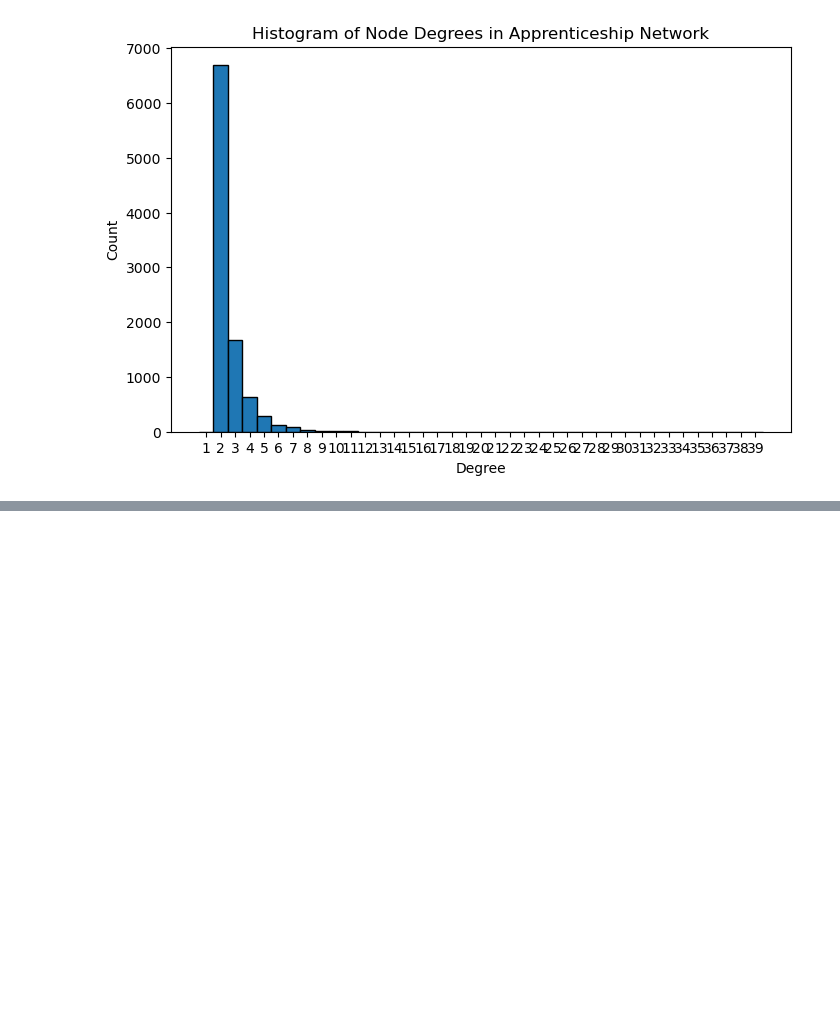
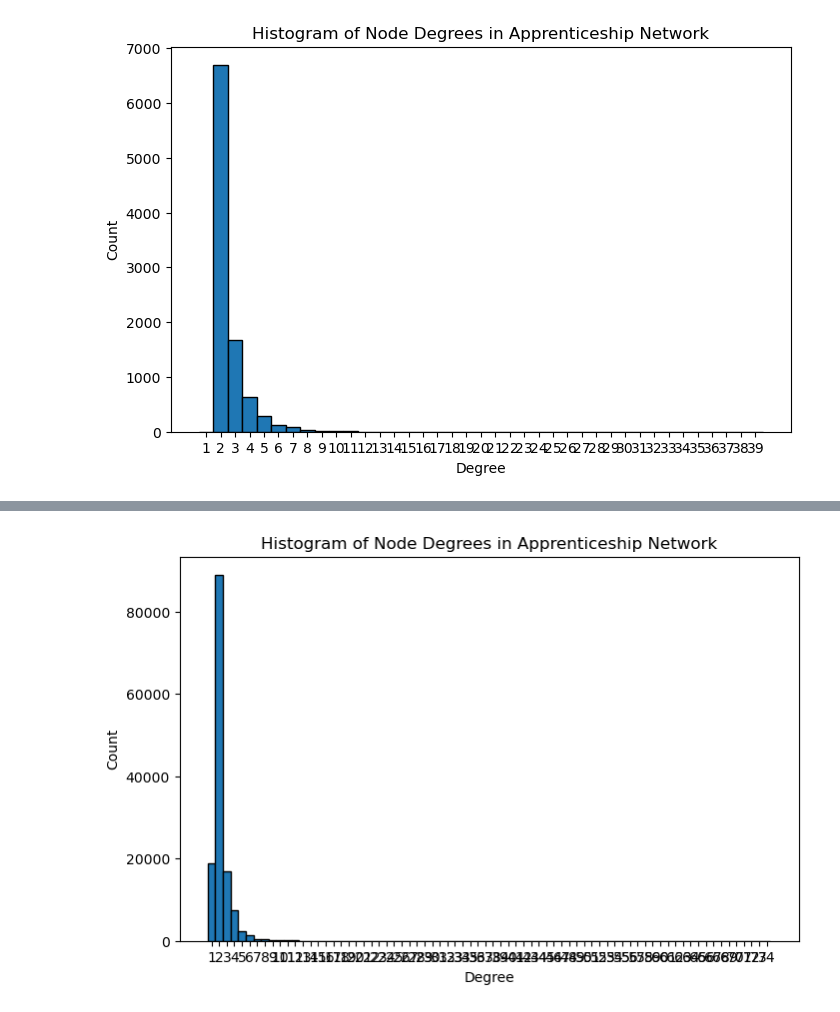
Before and after one commit to ludovicpollet/garzoni, a Jupyter notebook: garzoni_aumad.ipynb, the cells around one changed output, grey strips where cells are left out. Cells and saved outputs as stored; diff of their text form; code cells hidden in the pictures; blank space fills up the shorter version.

```diff
--- a/garzoni_aumad.ipynb
+++ b/garzoni_aumad.ipynb
@@ -146,0 +167,18 @@ print(len(df_contracts))
+# %%
+colum_select = ['Person ID', 'Person Name', 'Contract ID', 'Tag']
+df_person_mentions_clean = df_person_mentions.dropna(subset=colum_select)
+
+df_joined = pd.merge(
+    df_person_mentions_clean[colum_select],
+    df_person_mentions_clean[colum_select],
+    on='Contract ID',
+    suffixes=('_1', '_2')
+)
+
+# Drop rows where all columns except 'Contract ID' are exactly the same
+df_joined = df_joined[~(df_joined['Person ID_1'] == df_joined['Person ID_2'])]
+
+G_apprentiships = nx.from_pandas_edgelist(df_joined, source='Person ID_1', target='Person ID_2')
+
+kpis_graph, node_degree_list = get_graph_analysis(G_apprentiships)
+print(kpis_graph)
@@ -146,0 +207,10 @@ print(len(df_contracts))
+# %%
+plt.figure(figsize=(8, 5))
+plt.hist(node_degree_list, bins=range(1, max(node_degree_list)+2), edgecolor='black', align='left')
+plt.xlabel('Degree')
+plt.ylabel('Count')
+plt.title('Histogram of Node Degrees in Apprenticeship Network')
+plt.xticks(range(1, max(node_degree_list)+1))
+plt.show()
+# %% [output]
+[figure, added]
```
Also changed, not shown: parts of 8 cells of this notebook.
